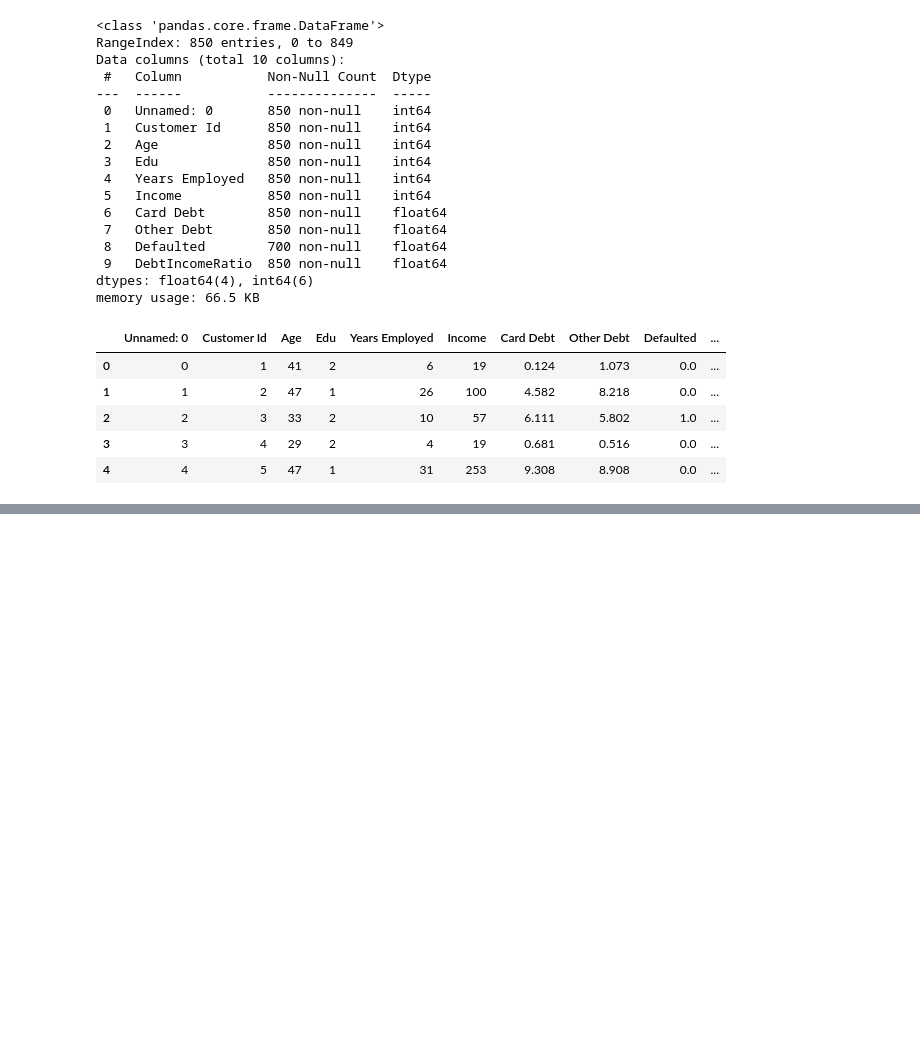
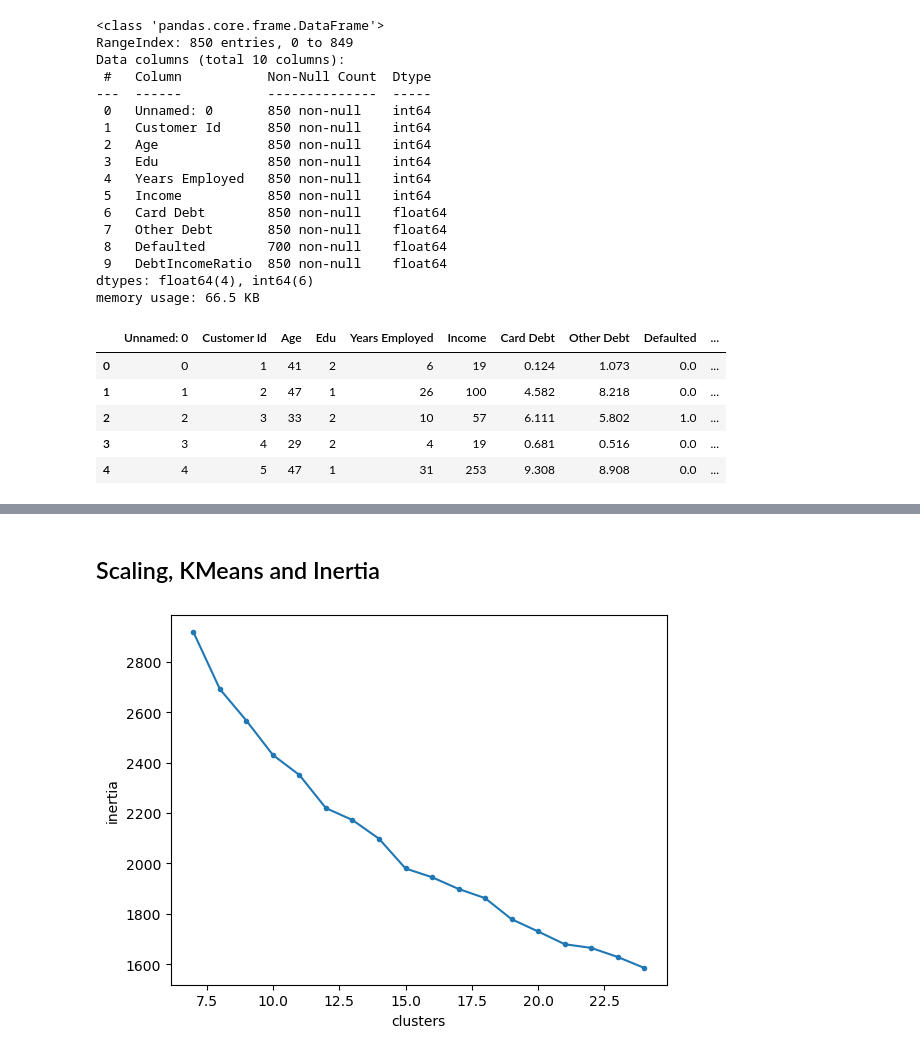
Before and after one commit to AshleyHeinrich/Wk8_K_Means_Core, a Jupyter notebook: K_Means_Core.ipynb, the cells around one changed output, grey strips where cells are left out. Cells and saved outputs as stored; diff of their text form; code cells hidden in the pictures; blank space fills up the shorter version.

Commit message:
Inertia and Silhouette Score

```diff
--- a/K_Means_Core.ipynb
+++ b/K_Means_Core.ipynb
@@ -32,0 +47,2 @@ memory usage: 66.5 KB
+# %%
+ml_df = df.copy()
@@ -32,0 +90,3 @@ memory usage: 66.5 KB
+# %%
+ml_df.drop(columns =['Unnamed: 0', 'Customer Id'], axis=1, inplace=True)
+## Why isn't this working??
@@ -32,0 +113,4 @@ memory usage: 66.5 KB
+# %%
+ml_df['Defaulted'] = ml_df['Defaulted'].fillna(df['Defaulted'].mode()[0])
+
+#https://vitalflux.com/pandas-impute-missing-values-mean-median-mode/
@@ -32,0 +129,26 @@ memory usage: 66.5 KB
+# %% [markdown]
+## Scaling, KMeans and Inertia
+# %%
+# Instantiate Scaler
+scaler = StandardScaler()
+
+scaled_df = scaler.fit_transform(ml_df)
+# %%
+# Create an empty list of inertias
+
+inertias = []
+
+# Loop through K values between  and  and store the inertias in the list
+
+for k in range (7,25):
+    kmeans = KMeans(n_clusters=k)
+    kmeans.fit(scaled_df)
+    inertias.append(kmeans.inertia_)
+
+# Visualize scores
+
+plt.plot(range(7,25), inertias, marker = '.');
+plt.xlabel('clusters');
+plt.ylabel('inertia');
+# %% [output]
+[figure, added]
```
Also changed, not shown: parts of 18 cells of this notebook.
